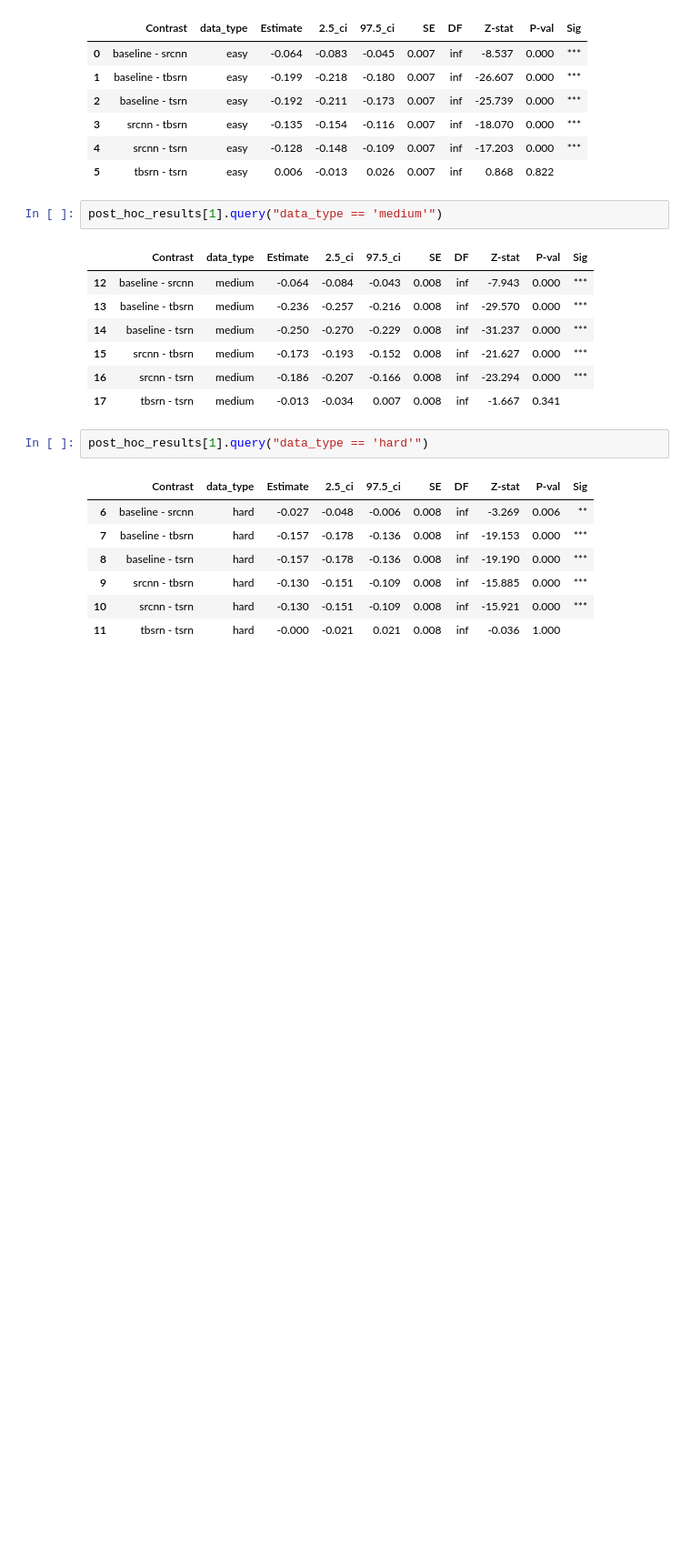
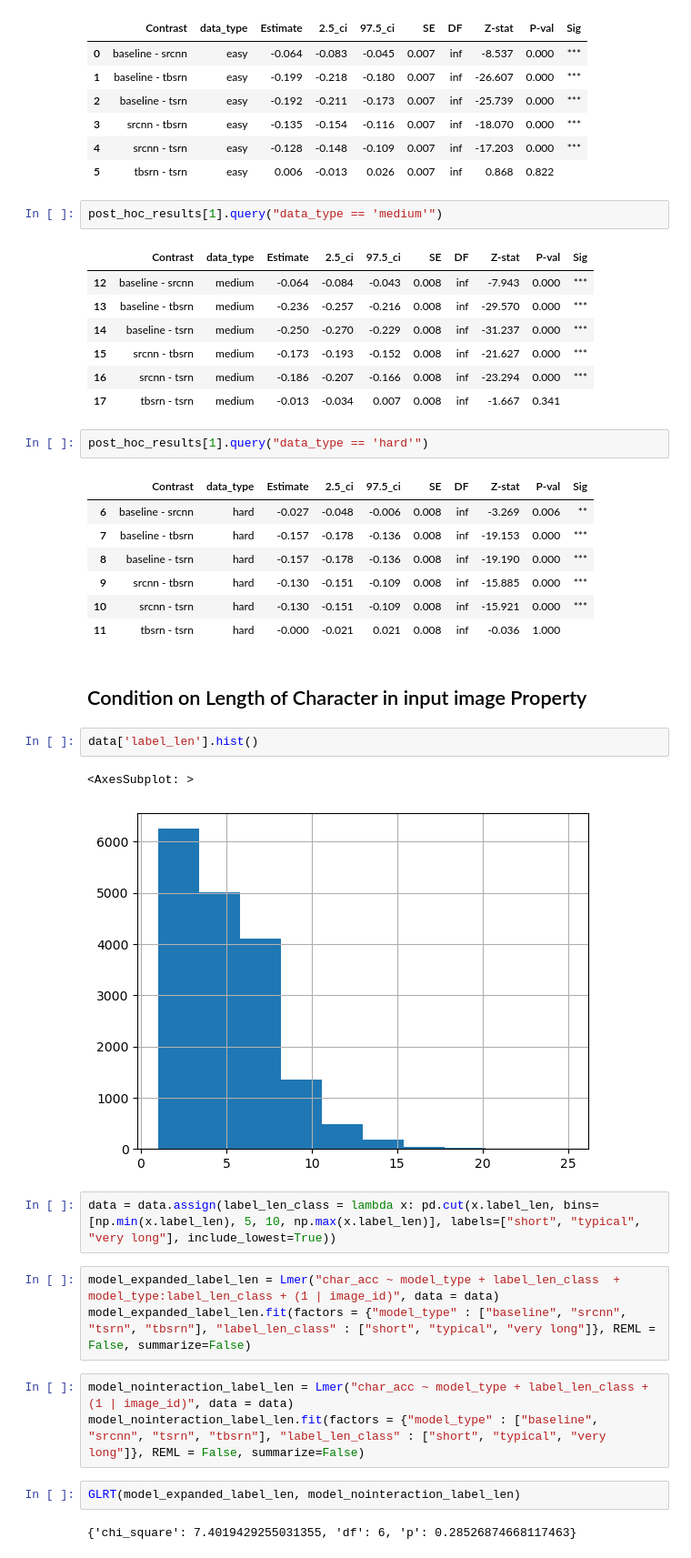
Before and after one commit to anhtu-phan/ocr-significance-testing, a Jupyter notebook: statistical_significant_testing.ipynb, the cells around one changed output. Shown: that part at 91% size. Saved outputs shown, nothing was run; the diff lists cells and outputs as text; blank space fills up the shorter version.

Commit message:
add condition on label len property

```diff
--- a/statistical_significant_testing.ipynb
+++ b/statistical_significant_testing.ipynb
@@ -197,3 +202,22 @@ post_hoc_results[1].query("data_type == 'hard'")
 | 9 | srcnn - tbsrn | hard | -0.130 | -0.151 | -0.109 | 0.008 | inf | -15.885 | 0.000 | *** |
 | 10 | srcnn - tsrn | hard | -0.130 | -0.151 | -0.109 | 0.008 | inf | -15.921 | 0.000 | *** |
 | 11 | tbsrn - tsrn | hard | -0.000 | -0.021 | 0.021 | 0.008 | inf | -0.036 | 1.000 |  |
+# %% [markdown]
+## Condition on Length of Character in input image Property
+# %%
+data['label_len'].hist()
+# %% [output]
+<AxesSubplot: >
+[figure, added]
+# %%
+data = data.assign(label_len_class = lambda x: pd.cut(x.label_len, bins=[np.min(x.label_len), 5, 10, np.max(x.label_len)], labels=["short", "typical", "very long"], include_lowest=True))
+# %%
+model_expanded_label_len = Lmer("char_acc ~ model_type + label_len_class  + model_type:label_len_class + (1 | image_id)", data = data)
+model_expanded_label_len.fit(factors = {"model_type" : ["baseline", "srcnn", "tsrn", "tbsrn"], "label_len_class" : ["short", "typical", "very long"]}, REML = False, summarize=False)
+# %%
+model_nointeraction_label_len = Lmer("char_acc ~ model_type + label_len_class + (1 | image_id)", data = data)
+model_nointeraction_label_len.fit(factors = {"model_type" : ["baseline", "srcnn", "tsrn", "tbsrn"], "label_len_class" : ["short", "typical", "very long"]}, REML = False, summarize=False)
+# %%
+GLRT(model_expanded_label_len, model_nointeraction_label_len)
+# %% [output]
+{'chi_square': 7.4019429255031355, 'df': 6, 'p': 0.28526874668117463}
```
Also changed, not shown: parts of 9 cells of this notebook.
